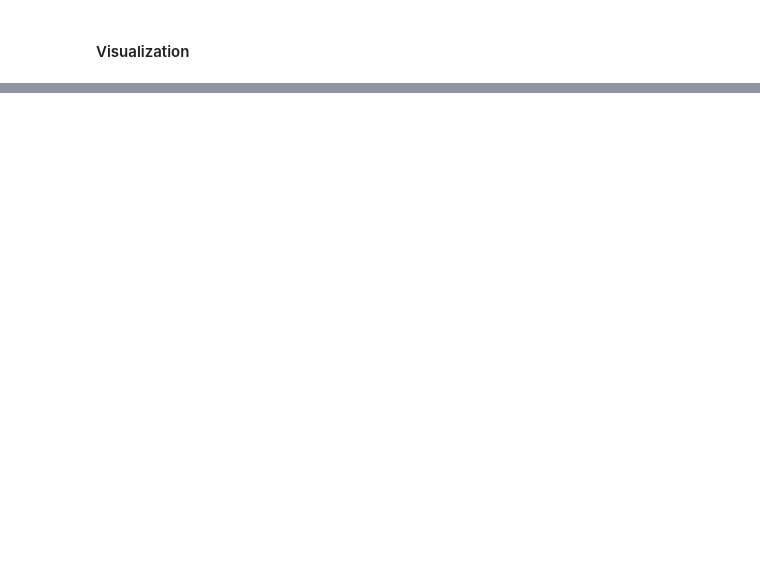
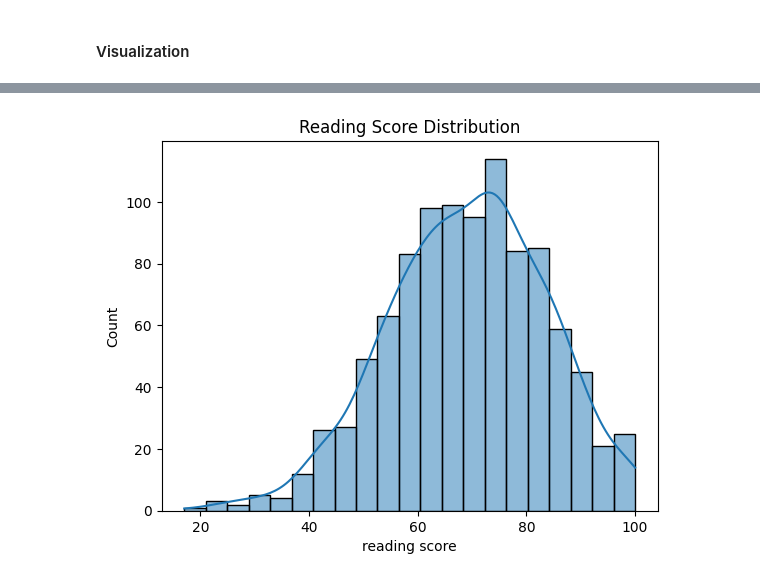
Before and after one commit to JindalChaitanya/CDAC-PGCP-AI, a Jupyter notebook: Data Analysis/Assignment 4/Assignment_4.ipynb, the cells around one changed output, grey strips where cells are left out. Drawn from its saved outputs; the diff is of its cells as text; code cells hidden in the pictures; blank space fills up the shorter version.

```diff
--- a/Data Analysis/Assignment 4/Assignment_4.ipynb
+++ b/Data Analysis/Assignment 4/Assignment_4.ipynb
@@ -210,3 +210,11 @@ df_encoded.head()
 | 4 | 0.653954 | 0.605158 | 0.457333 | False | True | False | ... |
 # %% [markdown]
 #### Data Transformation
+# %%
+df['average_score'] = df[['math score', 'reading score', 'writing score']].mean(axis=1)
+
+df['math_log'] = np.log1p(df['math score'])
+df['reading_log'] = np.log1p(df['reading score'])
+df['writing_log'] = np.log1p(df['writing score'])
+
+df.head()
@@ -214,0 +236,6 @@ df_encoded.head()
+# %%
+sns.histplot(df['reading score'], kde=True)
+plt.title("Reading Score Distribution")
+plt.show()
+# %% [output]
+[figure, added]
```
Also changed, not shown: parts of 4 cells of this notebook.
